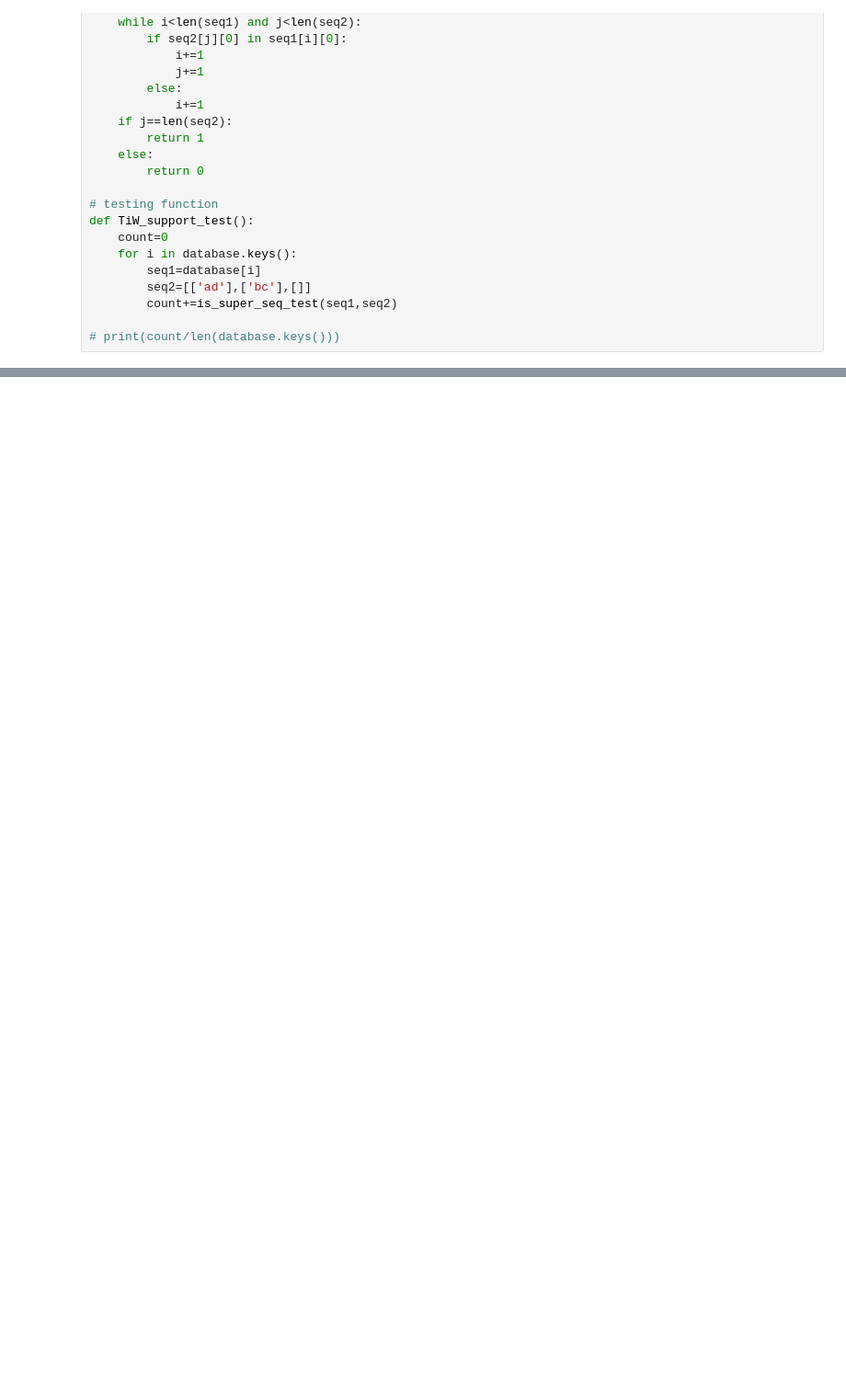
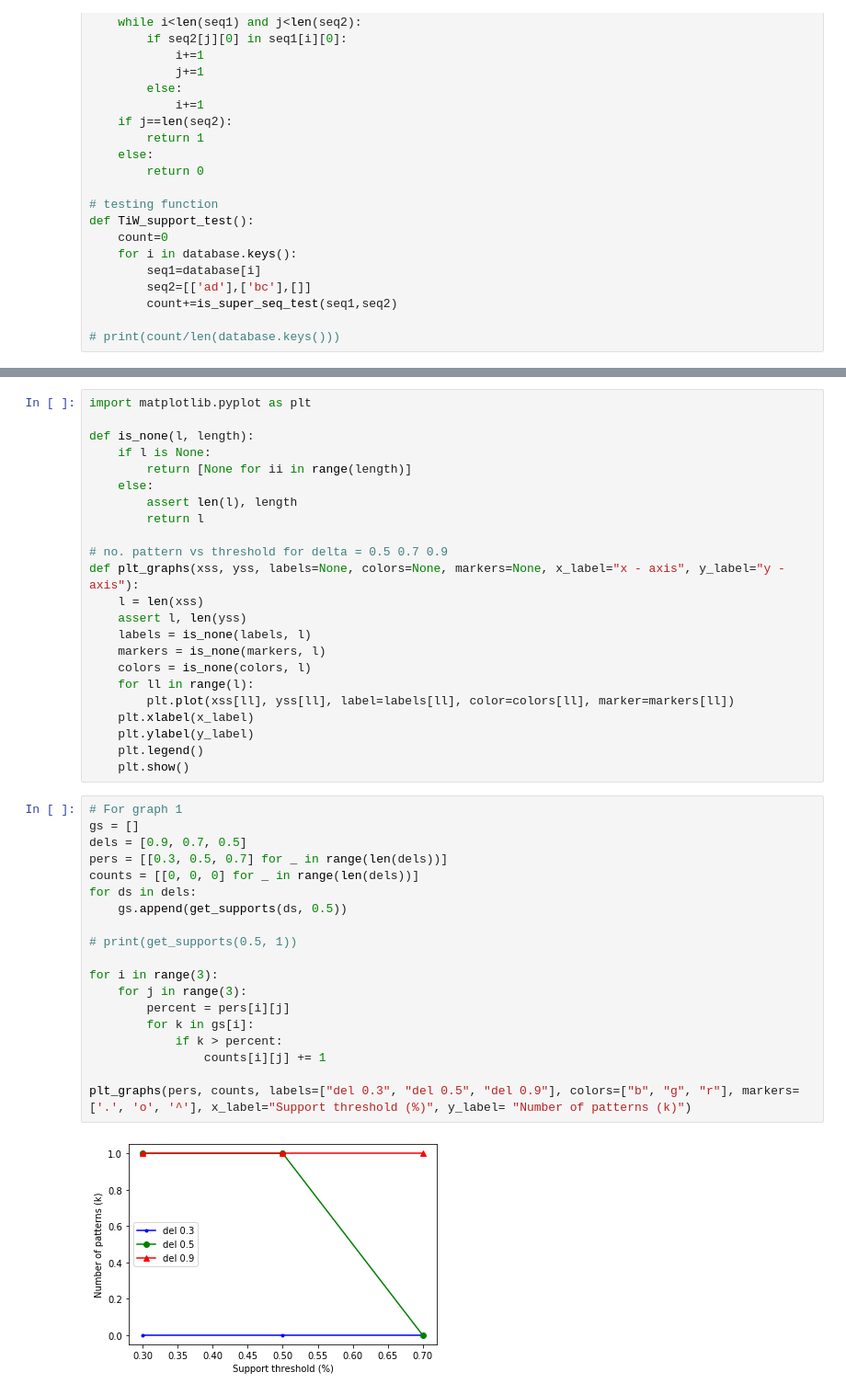
Before and after one commit to 26prajval98/Sequential-Pattern-mining-using-TiW, a Jupyter notebook: DWDM .ipynb, the cells around one changed output, grey strips where cells are left out. Shown: that part at 92% size. Drawn from its saved outputs; the diff is of its cells as text; blank space fills up the shorter version.

```diff
--- a/DWDM .ipynb
+++ b/DWDM .ipynb
@@ -278,0 +303,44 @@ print(TiW)
+# %%
+import matplotlib.pyplot as plt
+
+def is_none(l, length):
+	if l is None:
+		return [None for ii in range(length)]
+	else:
+		assert len(l), length
+		return l
+
+# no. pattern vs threshold for delta = 0.5 0.7 0.9
+def plt_graphs(xss, yss, labels=None, colors=None, markers=None, x_label="x - axis", y_label="y - axis"):
+    l = len(xss)
+    assert l, len(yss)
+    labels = is_none(labels, l)
+    markers = is_none(markers, l)
+    colors = is_none(colors, l)
+    for ll in range(l):
+        plt.plot(xss[ll], yss[ll], label=labels[ll], color=colors[ll], marker=markers[ll])
+    plt.xlabel(x_label)
+    plt.ylabel(y_label)
+    plt.legend()
+    plt.show()
+# %%
+# For graph 1
+gs = []
+dels = [0.9, 0.7, 0.5]
+pers = [[0.3, 0.5, 0.7] for _ in range(len(dels))]
+counts = [[0, 0, 0] for _ in range(len(dels))]
+for ds in dels:
+    gs.append(get_supports(ds, 0.5))
+
+# print(get_supports(0.5, 1))
+
+for i in range(3):
+    for j in range(3):
+        percent = pers[i][j]
+        for k in gs[i]:
+            if k > percent:
+                counts[i][j] += 1
+
+plt_graphs(pers, counts, labels=["del 0.3", "del 0.5", "del 0.9"], colors=["b", "g", "r"], markers=['.', 'o', '^'], x_label="Support threshold (%)", y_label= "Number of patterns (k)")
+# %% [output]
+[figure, added]
```
Also changed, not shown: parts of 10 cells of this notebook, 1 other file.
